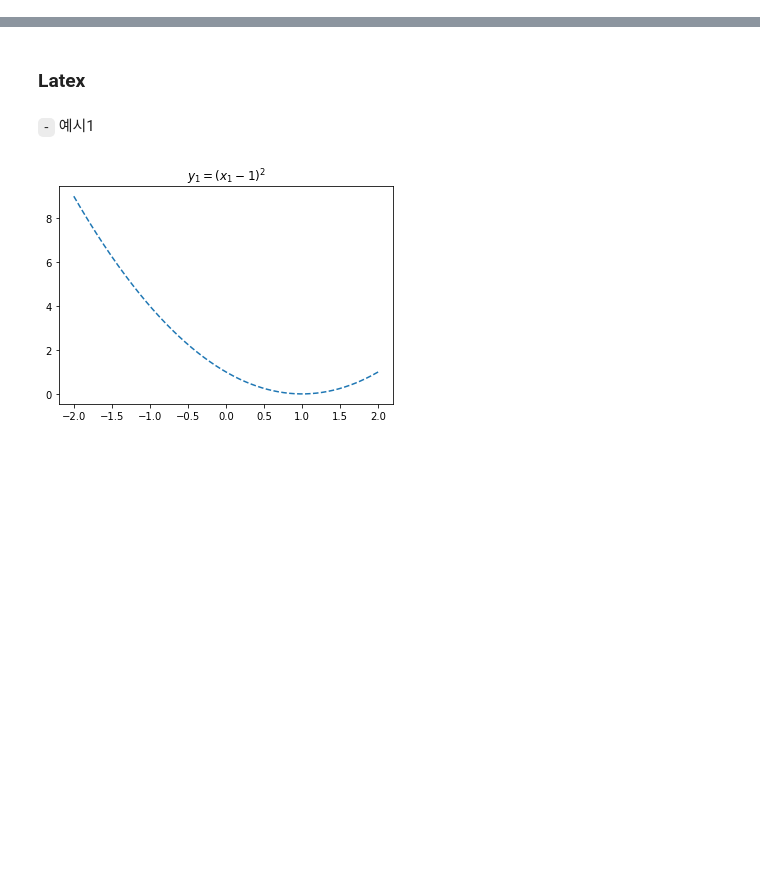
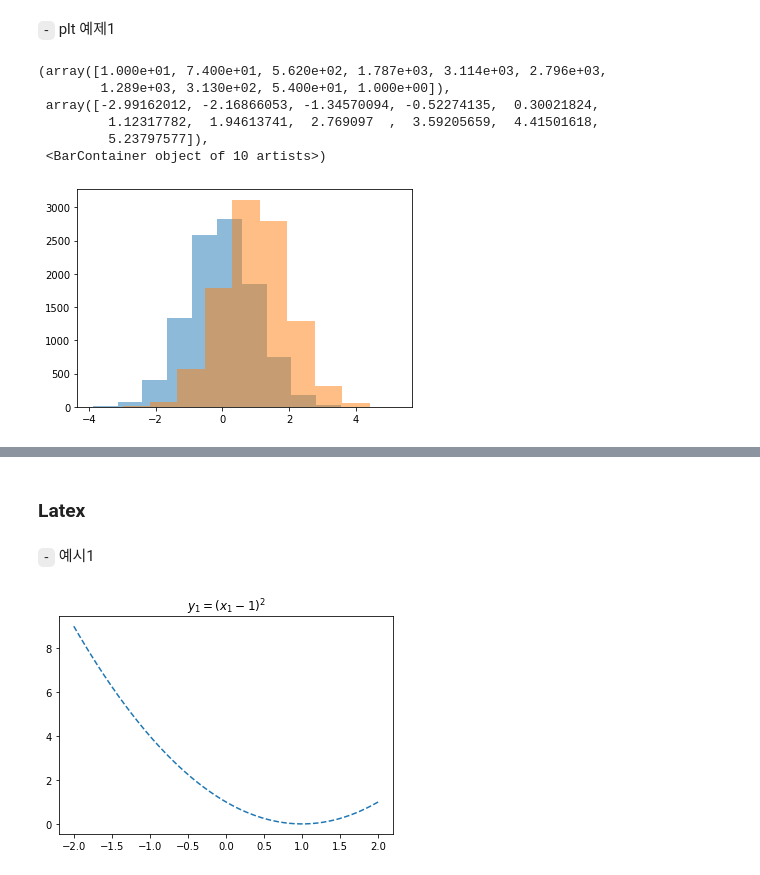
Before and after one commit to guebin/DV2022_backup, a Jupyter notebook: _notebooks/draft.ipynb, the cells around one changed output, grey strips where cells are left out. Drawn from its saved outputs; the diff is of its cells as text; code cells hidden in the pictures; blank space fills up the shorter version.

```diff
--- a/_notebooks/draft.ipynb
+++ b/_notebooks/draft.ipynb
@@ -0,0 +95,16 @@
+# %%
+x= np.random.randn(10000)
+y= np.random.randn(10000) +1
+# %% [markdown]
+`-` plt 예제1
+# %%
+plt.hist(x,alpha=0.5)
+plt.hist(y,alpha=0.5)
+# %% [output]
+(array([1.000e+01, 7.400e+01, 5.620e+02, 1.787e+03, 3.114e+03, 2.796e+03,
+        1.289e+03, 3.130e+02, 5.400e+01, 1.000e+00]),
+ array([-2.99162012, -2.16866053, -1.34570094, -0.52274135,  0.30021824,
+         1.12317782,  1.94613741,  2.769097  ,  3.59205659,  4.41501618,
+         5.23797577]),
+ <BarContainer object of 10 artists>)
+[figure, added]
```
Also changed, not shown: parts of 102 cells of this notebook, 1 other file.
